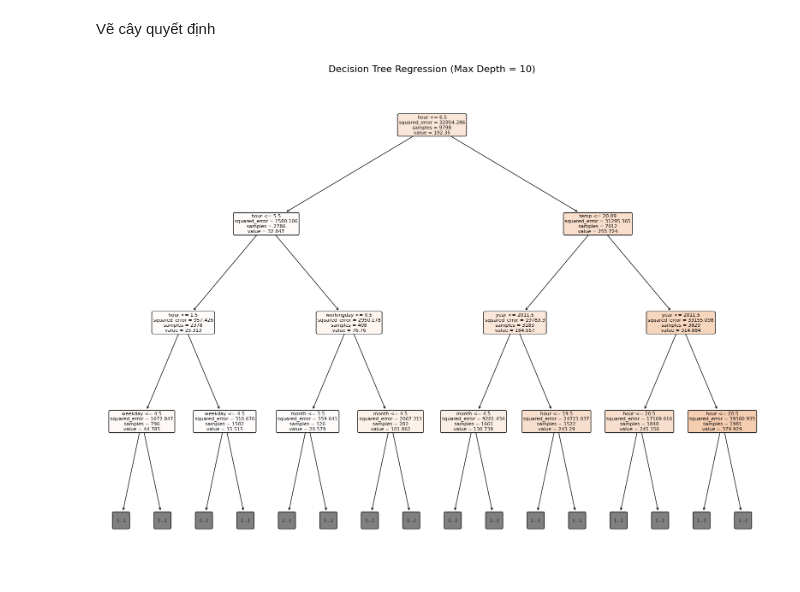
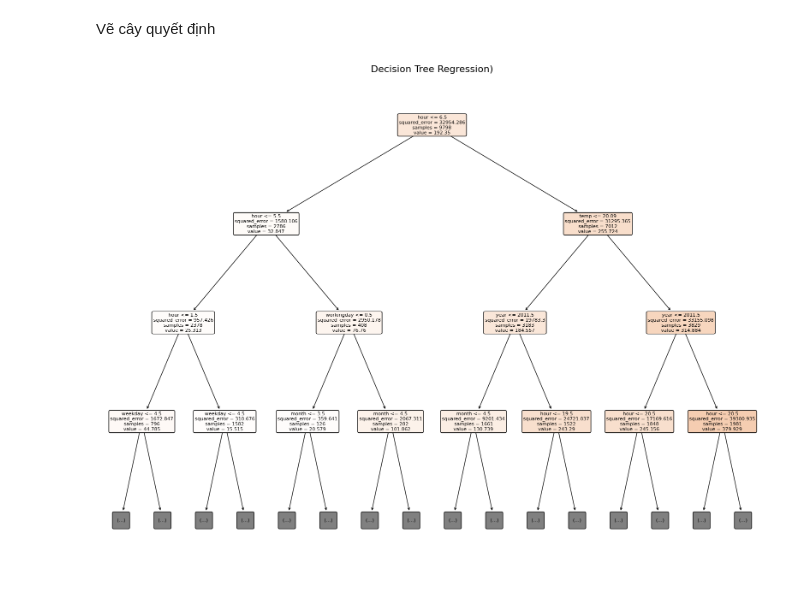
Before and after one commit to Viet0904/CT294_Bike_Sharing_Demand, a Jupyter notebook: DecisionTreeRegressor.ipynb, the cells around one changed output. Cells and saved outputs as stored; diff of their text form; code cells hidden in the pictures.

```diff
--- a/DecisionTreeRegressor.ipynb
+++ b/DecisionTreeRegressor.ipynb
@@ -370,7 +370,7 @@ Vẽ cây quyết định
 # %%
 plt.figure(figsize=(20, 15))
 plot_tree(model, max_depth=3, feature_names=X.columns, filled=True, rounded=True, fontsize=8)
-plt.title("Decision Tree Regression (Max Depth = 10)", fontsize=16)
+plt.title("Decision Tree Regression)", fontsize=16)
 plt.show()
 # %% [output]
-[figure, old version]
+[figure, new version]
```
Also changed, not shown: parts of 5 cells of this notebook.
